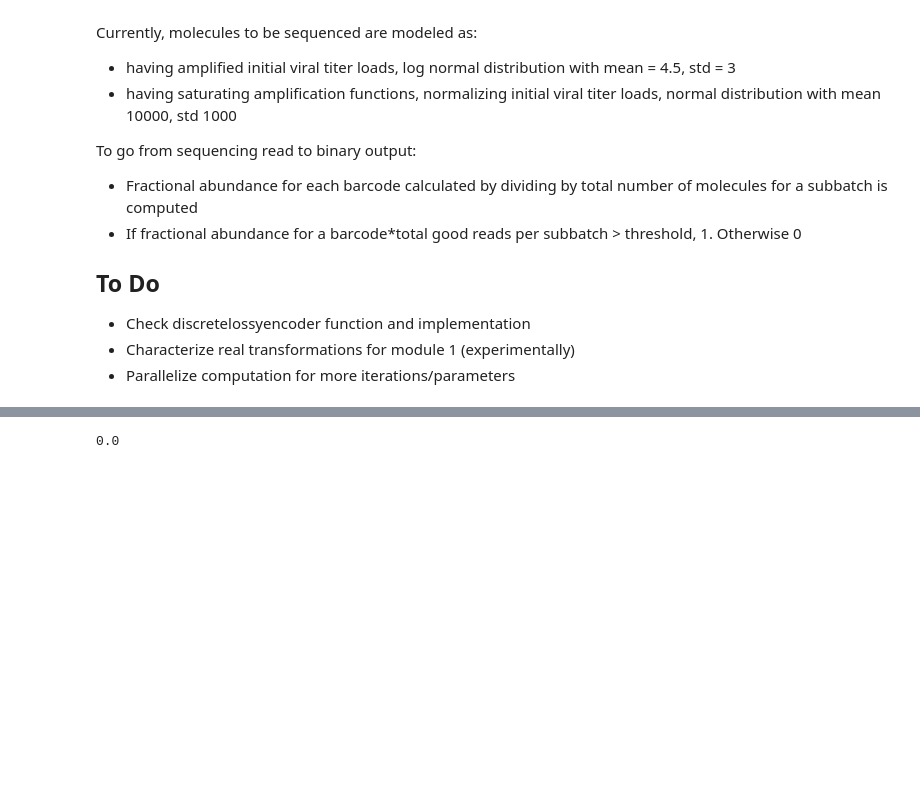
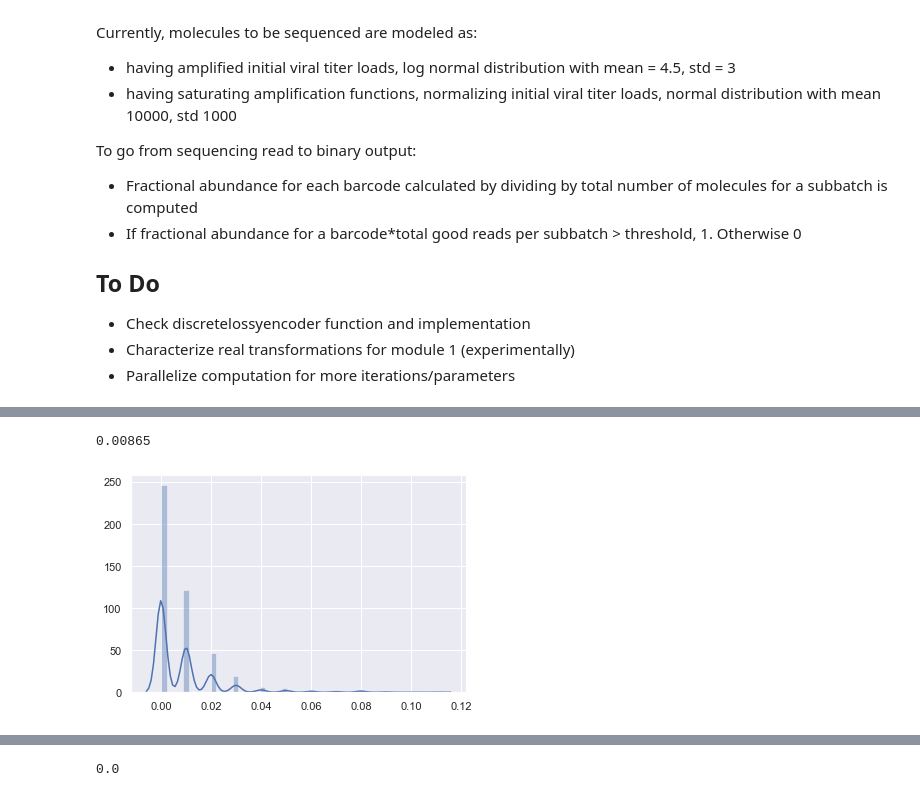
Before and after one commit to dbli2000/SARS-CoV2-Bloom-Filter, a Jupyter notebook: SARSCoV2barcoding.ipynb, the cells around one changed output, grey strips where cells are left out. Drawn from its saved outputs; the diff is of its cells as text; code cells hidden in the pictures; blank space fills up the shorter version.

```diff
--- a/SARSCoV2barcoding.ipynb
+++ b/SARSCoV2barcoding.ipynb
@@ -278,0 +317,7 @@ for iterations in tqdm_notebook(range(1000)):
+# %%
+#Plot false negative probabilities
+sns.distplot(FNPs) #, kde=False)
+print(np.mean(FNPs))
+# %% [output]
+0.00865
+[figure, added]
```
Also changed, not shown: parts of 44 cells of this notebook.
